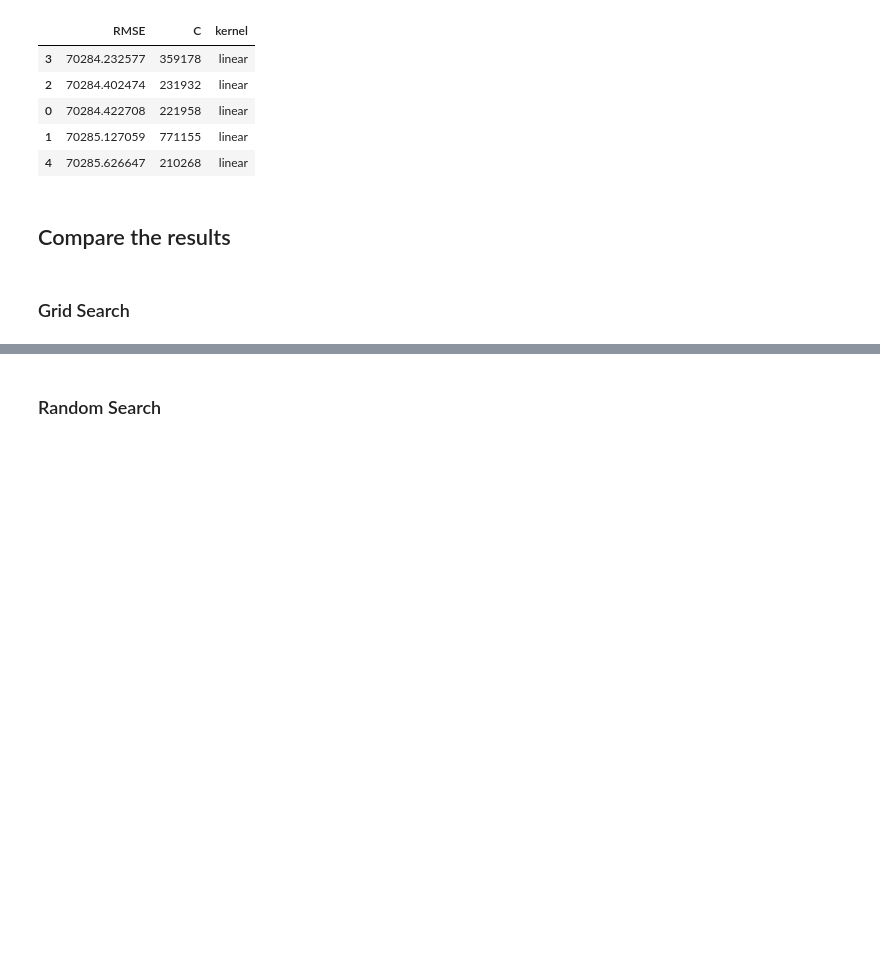
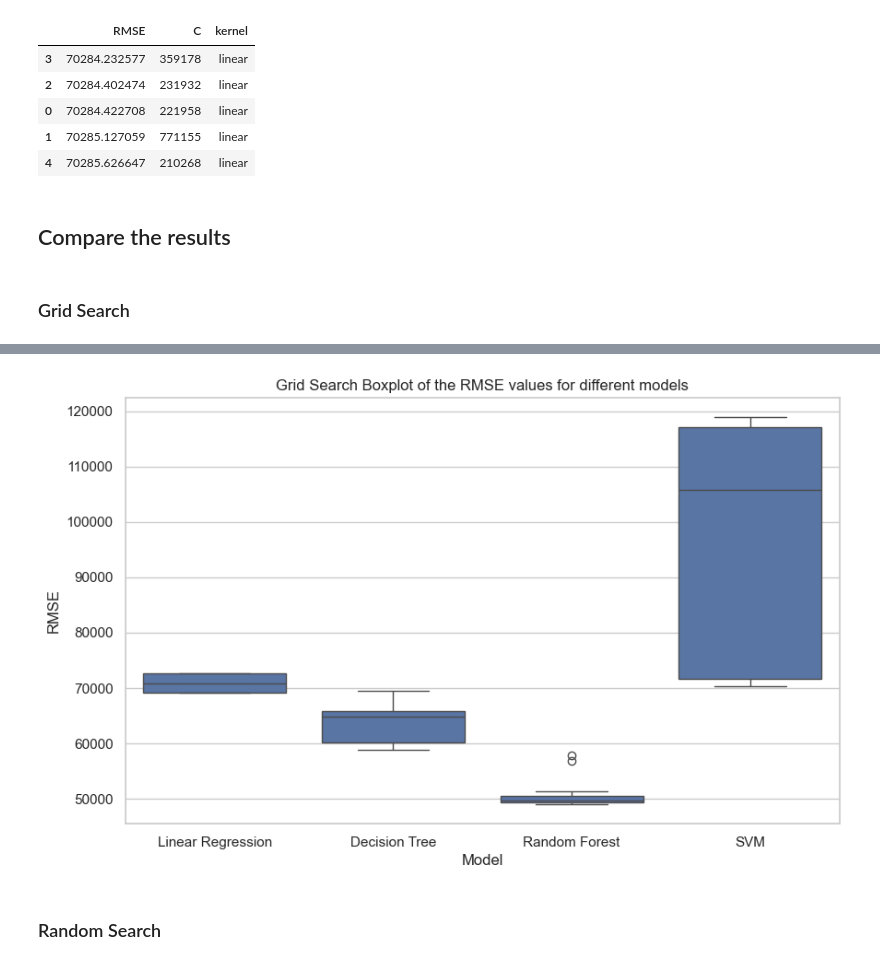
Before and after one commit to bademari/AI_ML_Lab, a Jupyter notebook: Lab 1_2_3.ipynb, the cells around one changed output, grey strips where cells are left out. Saved outputs shown, nothing was run; the diff lists cells and outputs as text; code cells hidden in the pictures; blank space fills up the shorter version.

Commit message:
compare the results

```diff
--- a/Lab 1_2_3.ipynb
+++ b/Lab 1_2_3.ipynb
@@ -1084,3 +1084,16 @@ rnd_search_svr_results_df_sorted
 ## Compare the results
 # %% [markdown]
 ### Grid Search
+# %%
+grid_rmse_linear_regression = grid_search_linear_results_df['RMSE']
+grid_rmse_decision_tree = grid_search_tree_results_df['RMSE']
+grid_rmse_random_forest = grid_search_forest_results_df['RMSE']
+grid_rmse_svm = grid_search_svr_results_df['RMSE']
+
+metrics_grid_df = pd.DataFrame({
+    'RMSE': pd.concat([grid_rmse_linear_regression, grid_rmse_decision_tree, grid_rmse_random_forest, grid_rmse_svm]),
+    'Model': ['Linear Regression'] * len(grid_rmse_linear_regression) +
+             ['Decision Tree'] * len(grid_rmse_decision_tree) +
+             ['Random Forest'] * len(grid_rmse_random_forest) +
+             ['SVM'] * len(grid_rmse_svm)
+})
@@ -1087,2 +1109,13 @@ rnd_search_svr_results_df_sorted
+# %%
+
+plt.figure(figsize=(10, 6))
+sns.boxplot(x='Model', y='RMSE', data=metrics_grid_df)
+plt.title('Grid Search Boxplot of the RMSE values for different models')
+plt.ylabel('RMSE')
+plt.xlabel('Model')
+plt.savefig('output/boxplot_grid_all_models.png', dpi=300)
+plt.show()
+# %% [output]
+[figure, added]
 # %% [markdown]
 ### Random Search
```
Also changed, not shown: parts of 4 cells of this notebook, 2 other files.
